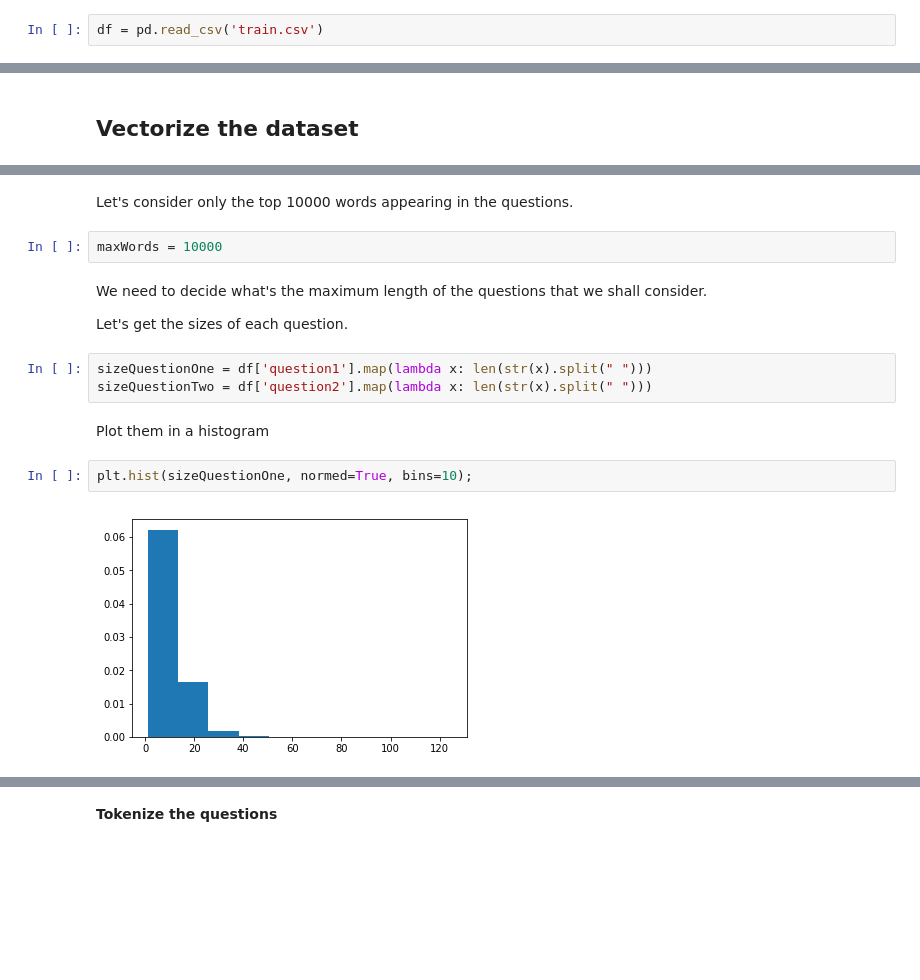
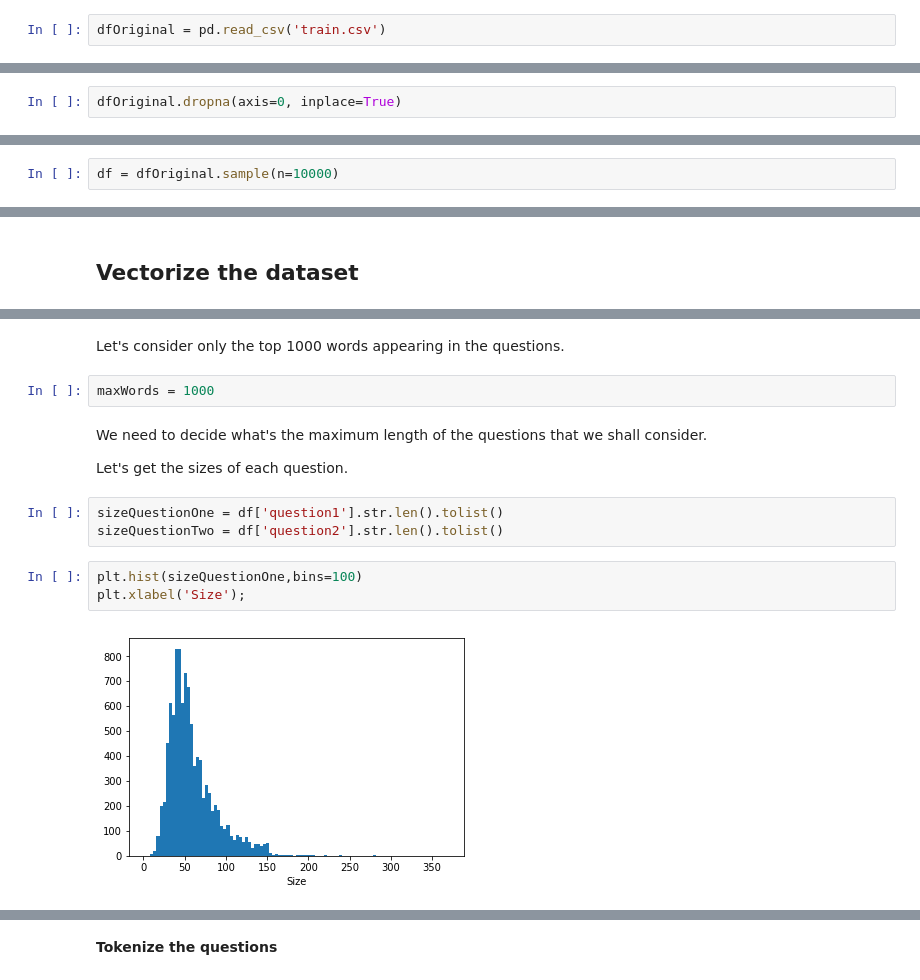
Before and after one commit to yogeshchellappa/quora-questions-pairs, a Jupyter notebook: Quora Question Pairs.ipynb, the cells around one changed output, grey strips where cells are left out. Drawn from its saved outputs; the diff is of its cells as text; blank space fills up the shorter version.

```diff
--- a/Quora Question Pairs.ipynb
+++ b/Quora Question Pairs.ipynb
@@ -14,2 +38,2 @@ import matplotlib.pyplot as plt
 # %%
-df = pd.read_csv('train.csv')
+dfOriginal = pd.read_csv('train.csv')
@@ -34,0 +68,2 @@ df.head(10)
+# %%
+dfOriginal.dropna(axis=0, inplace=True)
@@ -35,3 +86,5 @@ df.head(10)
+# %%
+df = dfOriginal.sample(n=10000)
 # %%
 len(df)
 # %% [output]
@@ -50,18 +100,17 @@ from keras.preprocessing.sequence import pad_sequences
 # %% [markdown]
-Let's consider only the top 10000 words appearing in the questions.
+Let's consider only the top 1000 words appearing in the questions.
 # %%
-maxWords = 10000
+maxWords = 1000
 # %% [markdown]
 We need to decide what's the maximum length of the questions that we shall consider.
 
 Let's get the sizes of each question.
 # %%
-sizeQuestionOne = df['question1'].map(lambda x: len(str(x).split(" ")))
-sizeQuestionTwo = df['question2'].map(lambda x: len(str(x).split(" ")))
+sizeQuestionOne = df['question1'].str.len().tolist()
+sizeQuestionTwo = df['question2'].str.len().tolist()
-# %% [markdown]
-Plot them in a histogram
 # %%
-plt.hist(sizeQuestionOne, normed=True, bins=10);
+plt.hist(sizeQuestionOne,bins=100)
+plt.xlabel('Size');
 # %% [output]
-[figure, old version]
+[figure, new version]
 # %%
```
Also changed, not shown: parts of 62 cells of this notebook, 2 other files.
